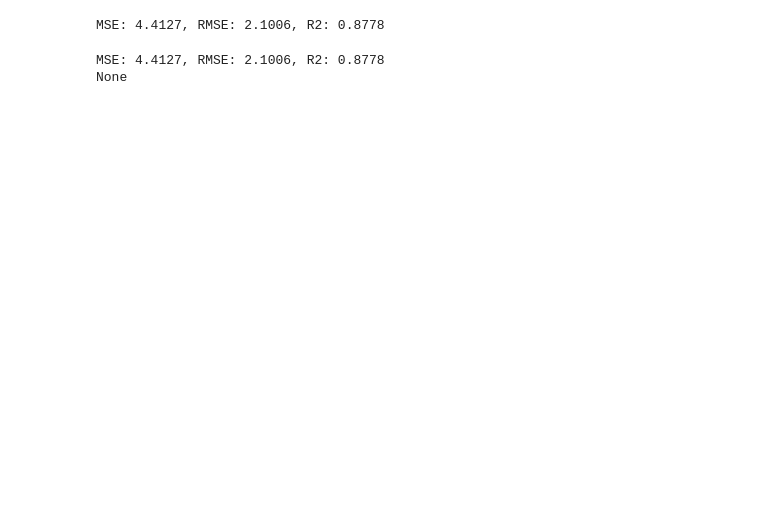
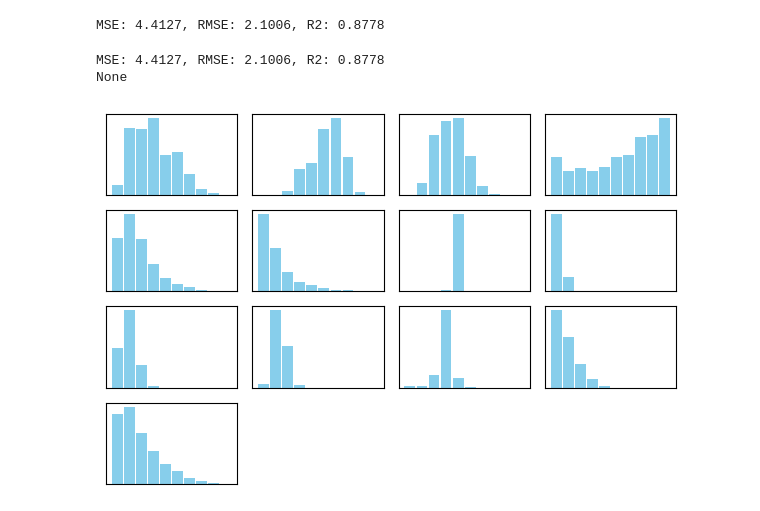
Before and after one commit to GwanIkCho/study_machine_learning, a Jupyter notebook: z_project/nba_project_r(a).ipynb, the cells around one changed output. Cells and saved outputs as stored; diff of their text form; code cells hidden in the pictures; blank space fills up the shorter version.

```diff
--- a/z_project/nba_project_r(a).ipynb
+++ b/z_project/nba_project_r(a).ipynb
@@ -695,3 +734,48 @@ print(get_evaluation(y_test, prediction))
 # %% [output]
 MSE: 4.4127, RMSE: 2.1006, R2: 0.8778
 None
+# %%
+from sklearn.preprocessing import PowerTransformer
+
+ccc = c_df.columns
+
+# box-cox: 양수만 가능
+# yeo-johnson: 음수, 0 포함 가능, default
+
+# ptf = PowerTransformer(method='box-cox', standardize=False)
+ptf = PowerTransformer(standardize=False)
+
+
+for i in ccc:
+    result = ptf.fit_transform(c_df[[i]])
+    c_df[i] = result
+# %%
+c_df = c_df.drop(labels=['team_abbreviation',
+                         'draft_round',
+                         'draft_number',
+                        ], axis=1)
+# %%
+import matplotlib.pyplot as plt
+
+# 데이터프레임의 히스토그램 생성
+ax = c_df.hist(grid=False, figsize=(6, 4), color='skyblue', zorder=2, rwidth=0.9)
+
+# 각 서브플롯에 대해 반복
+for x in ax.flatten():
+    # 축 레이블 제거
+    x.set_xlabel("")
+    x.set_ylabel("")
+
+    # 타이틀 제거
+    x.set_title("")
+
+    # 축 틱 제거
+    x.tick_params(axis='both', which='both', length=0)
+    # 축에서 틱 레이블 숨기기
+    x.set_xticklabels([])
+    x.set_yticklabels([])
+
+plt.tight_layout()  # 그래프 레이아웃을 조정하여 겹치는 부분 최소화
+plt.show()  # 그래프 표시
+# %% [output]
+[figure, added]
```
Also changed, not shown: parts of 18 cells of this notebook, 4 other files.
